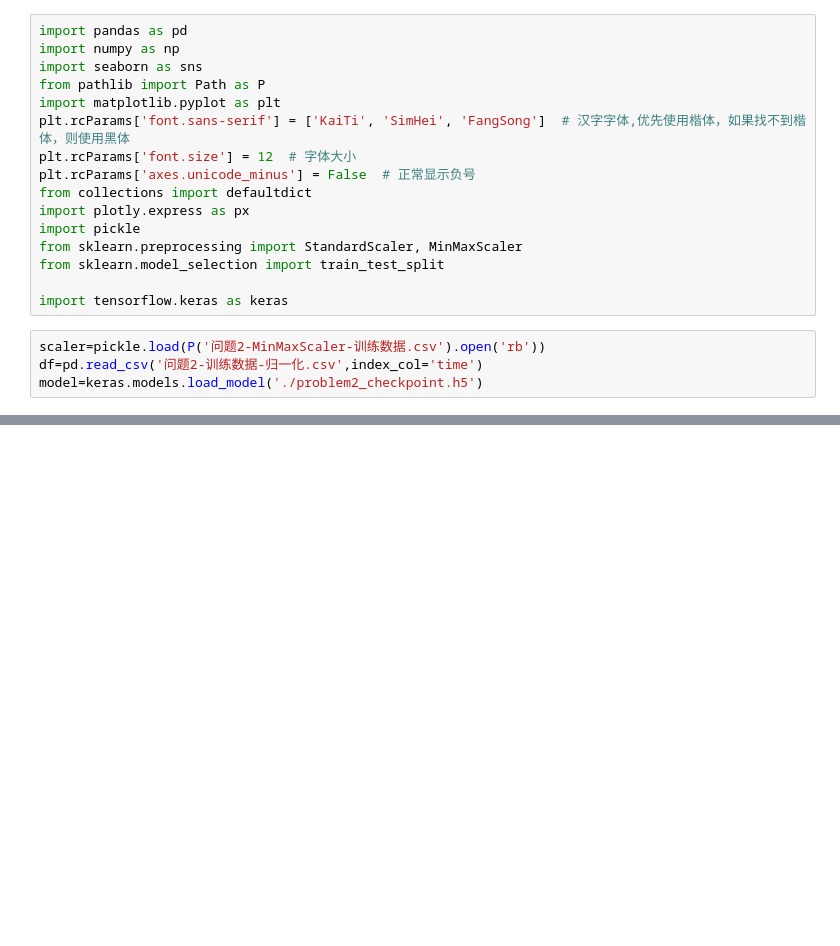
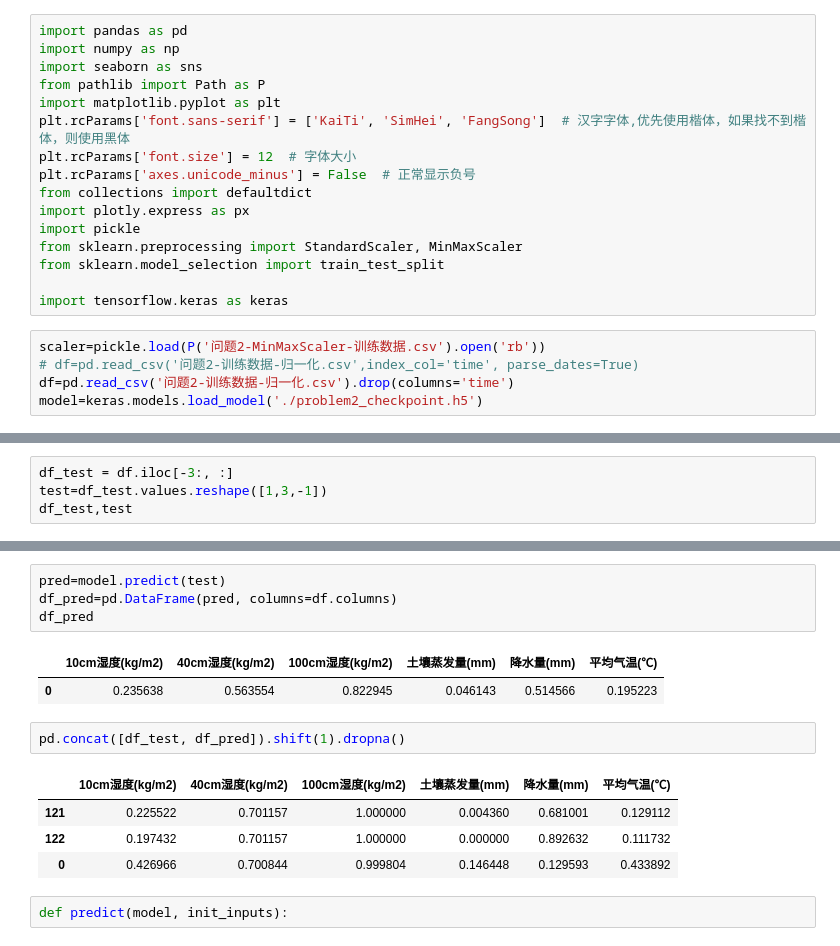
Before and after one commit to cgsdfc/huawei-cup19-problem-e, a Jupyter notebook: 问题2-模型预测.ipynb, the cells around one changed output, grey strips where cells are left out. Cells and saved outputs as stored; diff of their text form; blank space fills up the shorter version.

```diff
--- a/问题2-模型预测.ipynb
+++ b/问题2-模型预测.ipynb
@@ -16,5 +16,6 @@ from sklearn.model_selection import train_test_split
 import tensorflow.keras as keras
 # %%
 scaler=pickle.load(P('问题2-MinMaxScaler-训练数据.csv').open('rb'))
-df=pd.read_csv('问题2-训练数据-归一化.csv',index_col='time')
+# df=pd.read_csv('问题2-训练数据-归一化.csv',index_col='time', parse_dates=True)
+df=pd.read_csv('问题2-训练数据-归一化.csv').drop(columns='time')
 model=keras.models.load_model('./problem2_checkpoint.h5')
@@ -30,0 +22,4 @@ res.shape
+# %%
+df_test = df.iloc[-3:, :]
+test=df_test.values.reshape([1,3,-1])
+df_test,test
@@ -30,0 +42,16 @@ res.shape
+# %%
+pred=model.predict(test)
+df_pred=pd.DataFrame(pred, columns=df.columns)
+df_pred
+# %% [output]
+|  | 10cm湿度(kg/m2) | 40cm湿度(kg/m2) | 100cm湿度(kg/m2) | 土壤蒸发量(mm) | 降水量(mm) | 平均气温(℃) |
+| 0 | 0.235638 | 0.563554 | 0.822945 | 0.046143 | 0.514566 | 0.195223 |
+# %%
+pd.concat([df_test, df_pred]).shift(1).dropna()
+# %% [output]
+|  | 10cm湿度(kg/m2) | 40cm湿度(kg/m2) | 100cm湿度(kg/m2) | 土壤蒸发量(mm) | 降水量(mm) | 平均气温(℃) |
+| 121 | 0.225522 | 0.701157 | 1.000000 | 0.004360 | 0.681001 | 0.129112 |
+| 122 | 0.197432 | 0.701157 | 1.000000 | 0.000000 | 0.892632 | 0.111732 |
+| 0 | 0.426966 | 0.700844 | 0.999804 | 0.146448 | 0.129593 | 0.433892 |
+# %%
+def predict(model, init_inputs):
```
Also changed, not shown: parts of 3 cells of this notebook, 1 other file.
